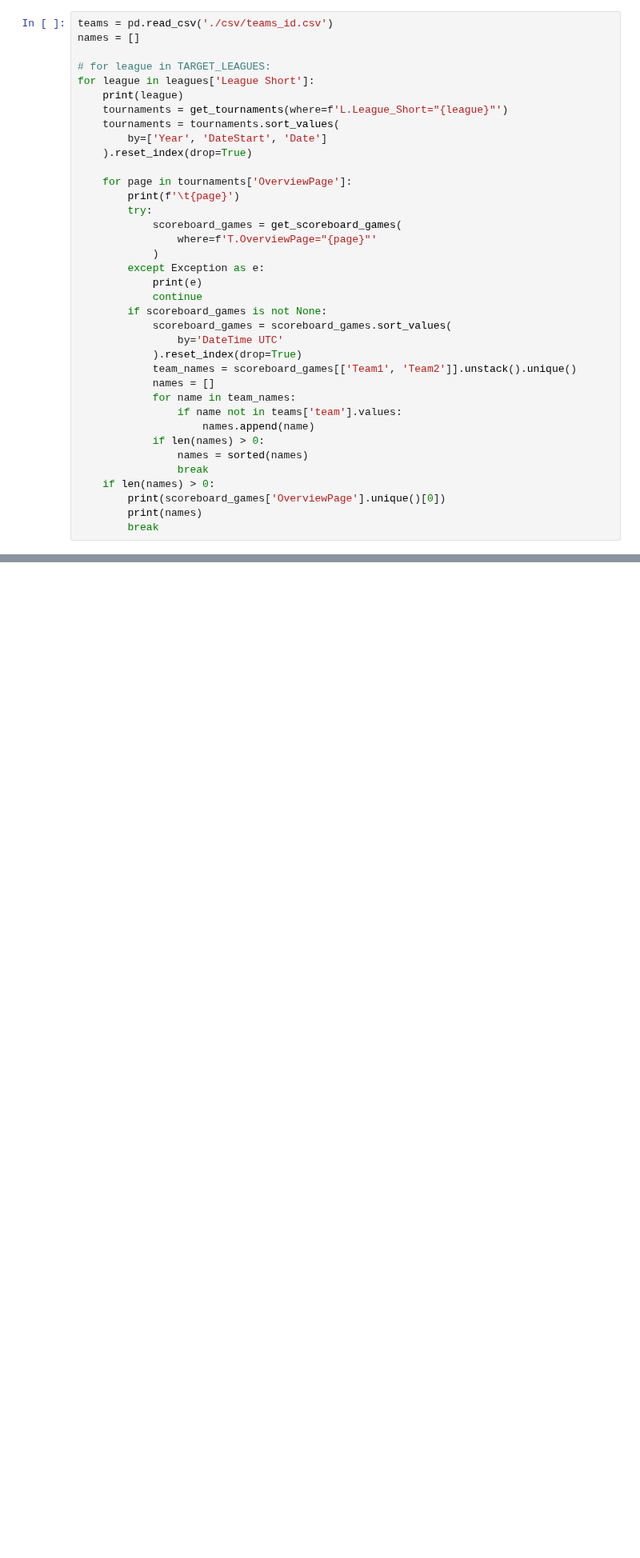
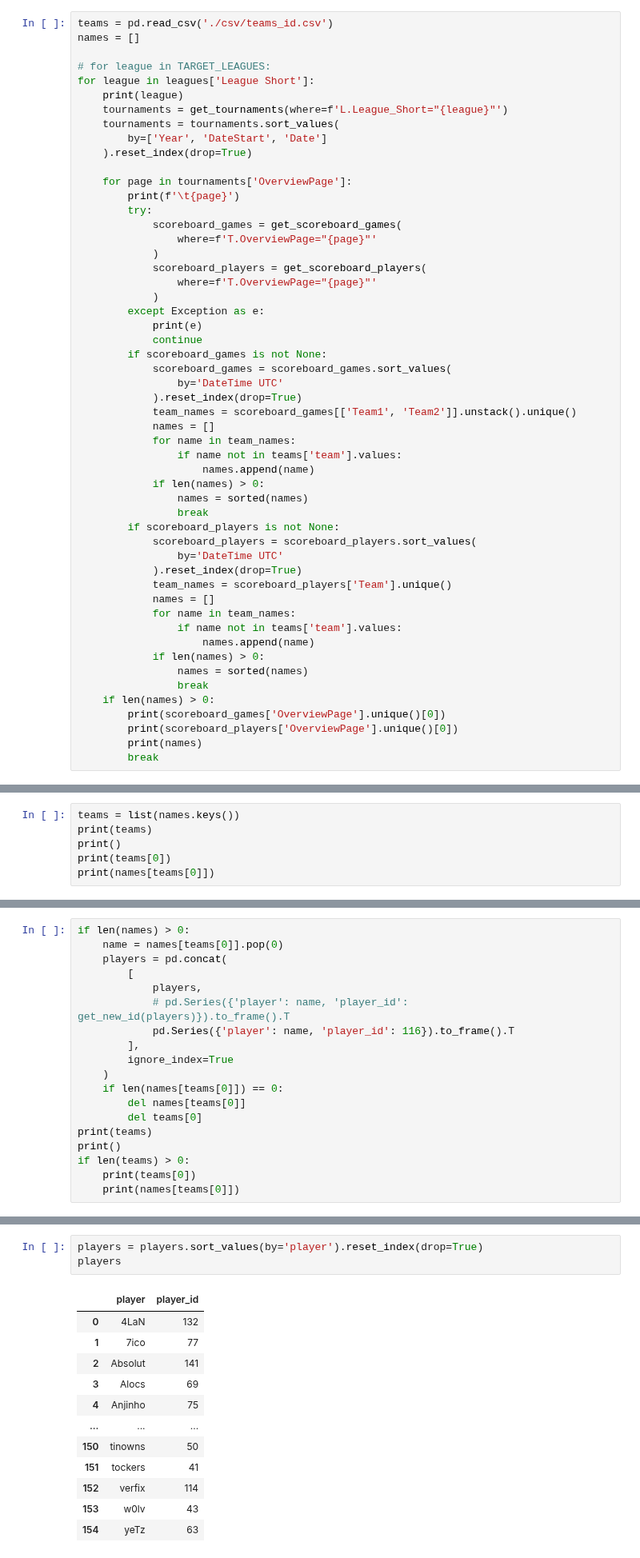
Before and after one commit to posky/LoL-Esports, a Jupyter notebook: parse_matches.ipynb, the cells around one changed output, grey strips where cells are left out. Shown at 80% size. Saved outputs shown, nothing was run; the diff lists cells and outputs as text; blank space fills up the shorter version.

```diff
--- a/parse_matches.ipynb
+++ b/parse_matches.ipynb
@@ -88,6 +91,9 @@ for league in leagues['League Short']:
             scoreboard_games = get_scoreboard_games(
                 where=f'T.OverviewPage="{page}"'
             )
+            scoreboard_players = get_scoreboard_players(
+                where=f'T.OverviewPage="{page}"'
+            )
         except Exception as e:
             print(e)
             continue
@@ -103,8 +109,21 @@ for league in leagues['League Short']:
             if len(names) > 0:
                 names = sorted(names)
                 break
+        if scoreboard_players is not None:
+            scoreboard_players = scoreboard_players.sort_values(
+                by='DateTime UTC'
+            ).reset_index(drop=True)
+            team_names = scoreboard_players['Team'].unique()
+            names = []
+            for name in team_names:
+                if name not in teams['team'].values:
+                    names.append(name)
+            if len(names) > 0:
+                names = sorted(names)
+                break
     if len(names) > 0:
         print(scoreboard_games['OverviewPage'].unique()[0])
+        print(scoreboard_players['OverviewPage'].unique()[0])
         print(names)
         break
 # %% [output]
@@ -164,0 +224,6 @@ teams.to_csv('./csv/teams_id.csv', index=False)
+# %%
+teams = list(names.keys())
+print(teams)
+print()
+print(teams[0])
+print(names[teams[0]])
@@ -164,0 +240,19 @@ teams.to_csv('./csv/teams_id.csv', index=False)
+# %%
+if len(names) > 0:
+    name = names[teams[0]].pop(0)
+    players = pd.concat(
+        [
+            players,
+            # pd.Series({'player': name, 'player_id': get_new_id(players)}).to_frame().T
+            pd.Series({'player': name, 'player_id': 116}).to_frame().T
+        ],
+        ignore_index=True
+    )
+    if len(names[teams[0]]) == 0:
+        del names[teams[0]]
+        del teams[0]
+print(teams)
+print()
+if len(teams) > 0:
+    print(teams[0])
+    print(names[teams[0]])
@@ -164,0 +264,16 @@ teams.to_csv('./csv/teams_id.csv', index=False)
+# %%
+players = players.sort_values(by='player').reset_index(drop=True)
+players
+# %% [output]
+|  | player | player_id |
+| 0 | 4LaN | 132 |
+| 1 | 7ico | 77 |
+| 2 | Absolut | 141 |
+| 3 | Alocs | 69 |
+| 4 | Anjinho | 75 |
+| ... | ... | ... |
+| 150 | tinowns | 50 |
+| 151 | tockers | 41 |
+| 152 | verfix | 114 |
+| 153 | w0lv | 43 |
+| 154 | yeTz | 63 |
```
Also changed, not shown: parts of 17 cells of this notebook.
